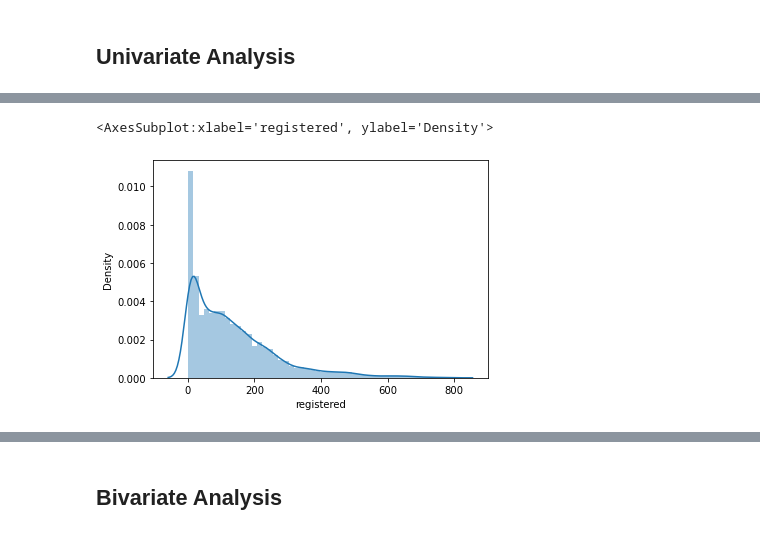
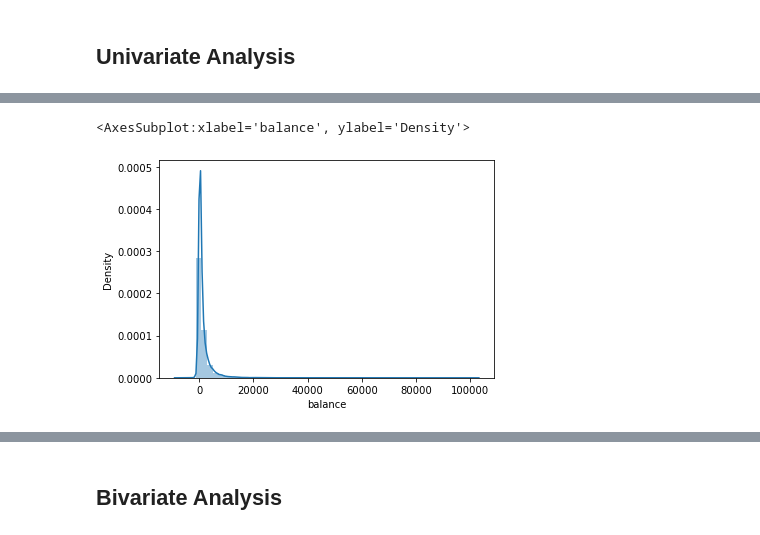
Before and after one commit to SoumaryaBasak/Projects, a Jupyter notebook: Benchmark solution.ipynb, the cells around one changed output, grey strips where cells are left out. Drawn from its saved outputs; the diff is of its cells as text; code cells hidden in the pictures.

```diff
--- a/Benchmark solution.ipynb
+++ b/Benchmark solution.ipynb
@@ -104,5 +122,5 @@ Let's first look at the distribution of registered variable to check the number
 # %%
-sn.distplot(train["registered"])
+sn.distplot(train["balance"])
 # %% [output]
-<AxesSubplot:xlabel='registered', ylabel='Density'>
+<AxesSubplot:xlabel='balance', ylabel='Density'>
-[figure, old version]
+[figure, new version]
```
Also changed, not shown: parts of 112 cells of this notebook.
